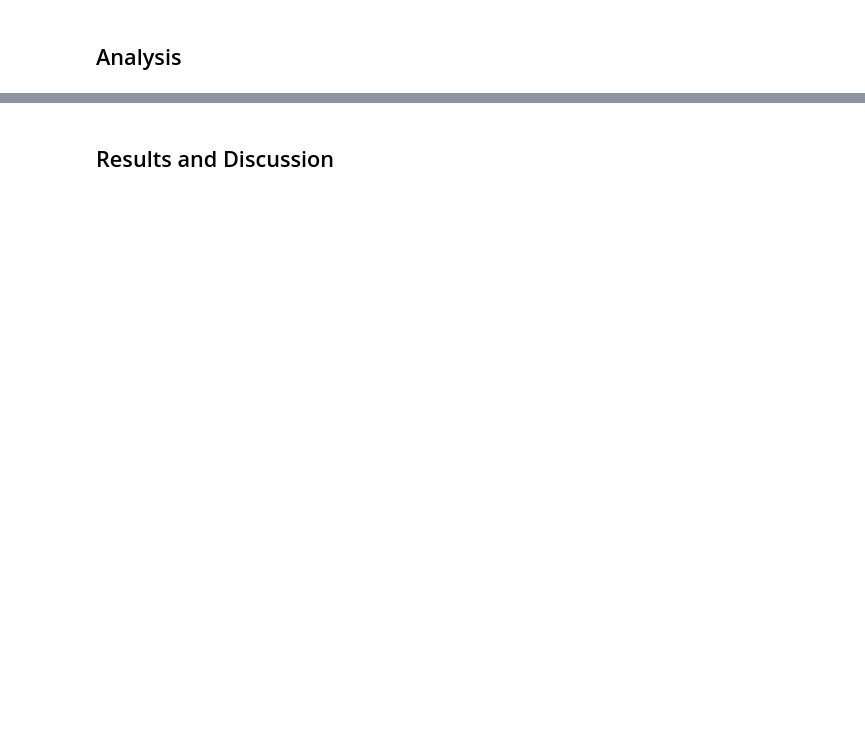
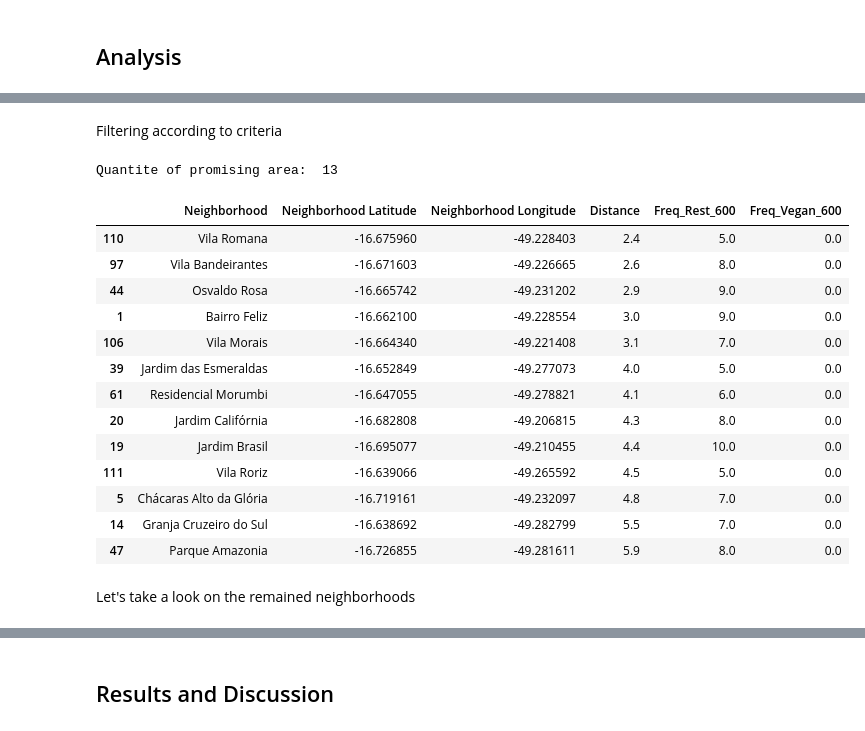
Before and after one commit to erikastats/Coursera__Capstone, a Jupyter notebook: The Battle of Neighborhoods - Week 2.ipynb, the cells around one changed output, grey strips where cells are left out. Saved outputs shown, nothing was run; the diff lists cells and outputs as text; code cells hidden in the pictures; blank space fills up the shorter version.

```diff
--- a/The Battle of Neighborhoods - Week 2.ipynb
+++ b/The Battle of Neighborhoods - Week 2.ipynb
@@ -242,0 +418,2 @@ Foursquare credentials are defined in hidden cell bellow.
+# %%
+goiania_Vegan = pd.read_csv("https://raw.githubusercontent.com/erikastats/Coursera__Capstone/master/goiania_Vegan.csv")
@@ -246,0 +890,12 @@ Foursquare credentials are defined in hidden cell bellow.
+# %%
+#Renaming the frequencies with the respective columns to be clearer
+freqV.rename(columns = {"Venue" : "Freq_Vegan_600"}, inplace = True)
+freq.rename(columns = {"Venue" : "Freq_Rest_600"}, inplace = True)
+
+# Getting the unique values from goiania_k1
+gyn = goiania_k1[["Neighborhood", "Neighborhood Latitude", "Neighborhood Longitude", "Distance"]].drop_duplicates()
+
+# Merging the restaurants frequencies with the coordinates and distance from center city
+gyn = pd.merge(gyn, freq, on = "Neighborhood", how = 'left')
+gyn = pd.merge(gyn, freqV, on = "Neighborhood", how = 'left')
+gyn.head()
@@ -246,0 +911,8 @@ Foursquare credentials are defined in hidden cell bellow.
+# %%
+# excluding rows NaN
+id_na = pd.isnull(gyn["Distance"])
+gyn = gyn[~id_na]
+
+# Replace NaN with 0
+gyn.fillna(0, inplace = True)
+gyn.head()
@@ -246,0 +926,38 @@ Foursquare credentials are defined in hidden cell bellow.
+# %% [markdown]
+Filtering according to criteria
+# %%
+# Restaurants frequency between 1ª quantile and 2ª quantile
+#aveg_Rest = gyn["Freq_Rest_600"].mean()
+median_Rest = gyn["Freq_Rest_600"].median()
+first_Rest = gyn["Freq_Rest_600"].quantile(q=0.25)
+gyn_filtered = gyn[(gyn["Freq_Rest_600"] >= first_Rest) & (gyn["Freq_Rest_600"] <= median_Rest) ]
+
+# Vegan restaurants frequency < 2 Vega restaurant in 600 meters near the neighborhood
+gyn_filtered = gyn_filtered[gyn_filtered["Freq_Vegan_600"] < 3]
+
+
+# 6 km to the center city
+gyn_filtered = gyn_filtered[gyn_filtered["Distance"] <=6 ]
+
+print("Quantite of promising area: ", gyn_filtered.shape[0])
+# Proximity to center city
+gyn_filtered.sort_values(by = ['Distance'])
+#gyn_filtered.sort_values(by = ['Freq_Rest_600'])
+# %% [output]
+Quantite of promising area:  13
+|  | Neighborhood | Neighborhood Latitude | Neighborhood Longitude | Distance | Freq_Rest_600 | Freq_Vegan_600 |
+| 110 | Vila Romana | -16.675960 | -49.228403 | 2.4 | 5.0 | 0.0 |
+| 97 | Vila Bandeirantes | -16.671603 | -49.226665 | 2.6 | 8.0 | 0.0 |
+| 44 | Osvaldo Rosa | -16.665742 | -49.231202 | 2.9 | 9.0 | 0.0 |
+| 1 | Bairro Feliz | -16.662100 | -49.228554 | 3.0 | 9.0 | 0.0 |
+| 106 | Vila Morais | -16.664340 | -49.221408 | 3.1 | 7.0 | 0.0 |
+| 39 | Jardim das Esmeraldas | -16.652849 | -49.277073 | 4.0 | 5.0 | 0.0 |
+| 61 | Residencial Morumbi | -16.647055 | -49.278821 | 4.1 | 6.0 | 0.0 |
+| 20 | Jardim Califórnia | -16.682808 | -49.206815 | 4.3 | 8.0 | 0.0 |
+| 19 | Jardim Brasil | -16.695077 | -49.210455 | 4.4 | 10.0 | 0.0 |
+| 111 | Vila Roriz | -16.639066 | -49.265592 | 4.5 | 5.0 | 0.0 |
+| 5 | Chácaras Alto da Glória | -16.719161 | -49.232097 | 4.8 | 7.0 | 0.0 |
+| 14 | Granja Cruzeiro do Sul | -16.638692 | -49.282799 | 5.5 | 7.0 | 0.0 |
+| 47 | Parque Amazonia | -16.726855 | -49.281611 | 5.9 | 8.0 | 0.0 |
+# %% [markdown]
+Let's take a look on the remained neighborhoods
```
Also changed, not shown: parts of 112 cells of this notebook, 1 other file.
